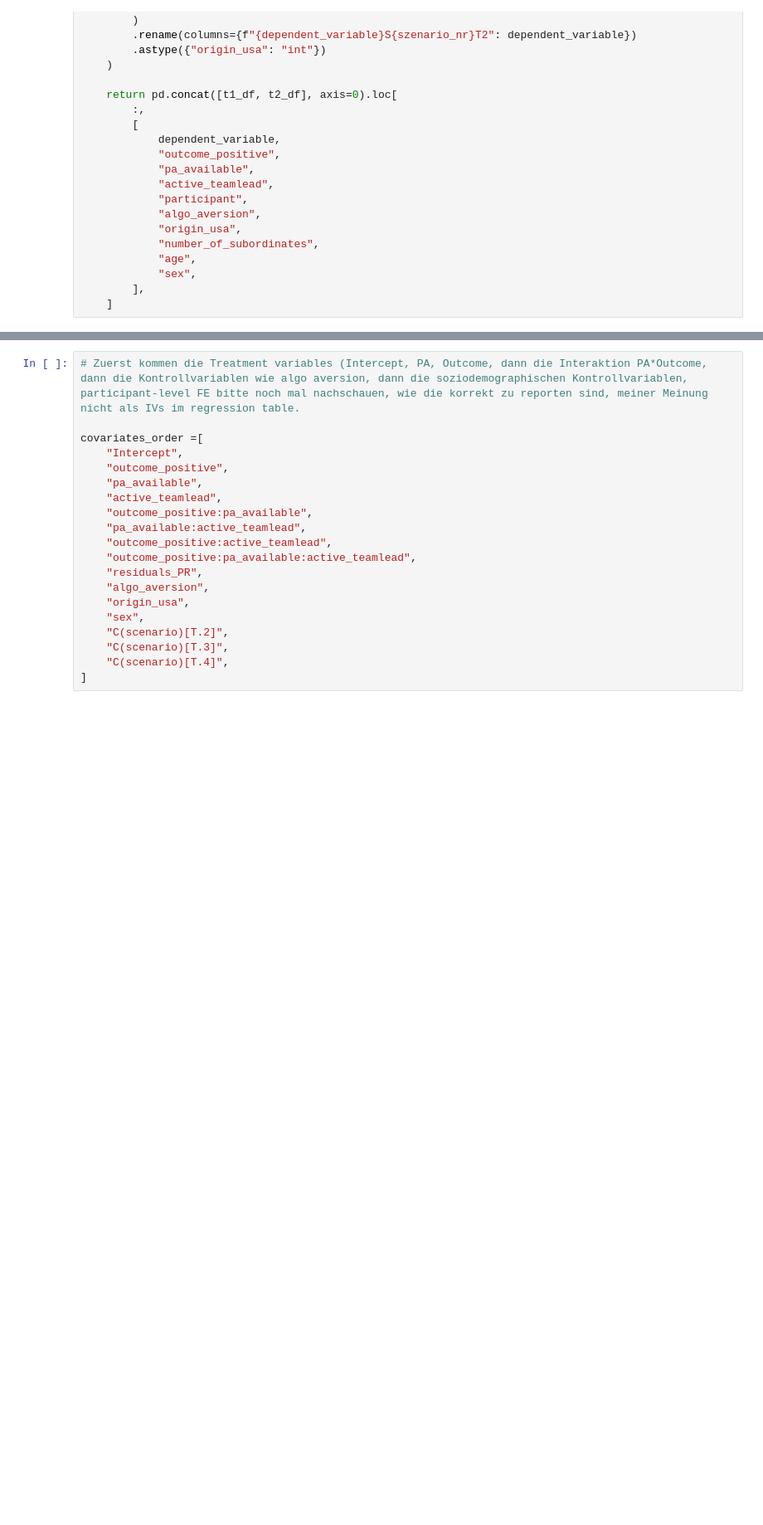
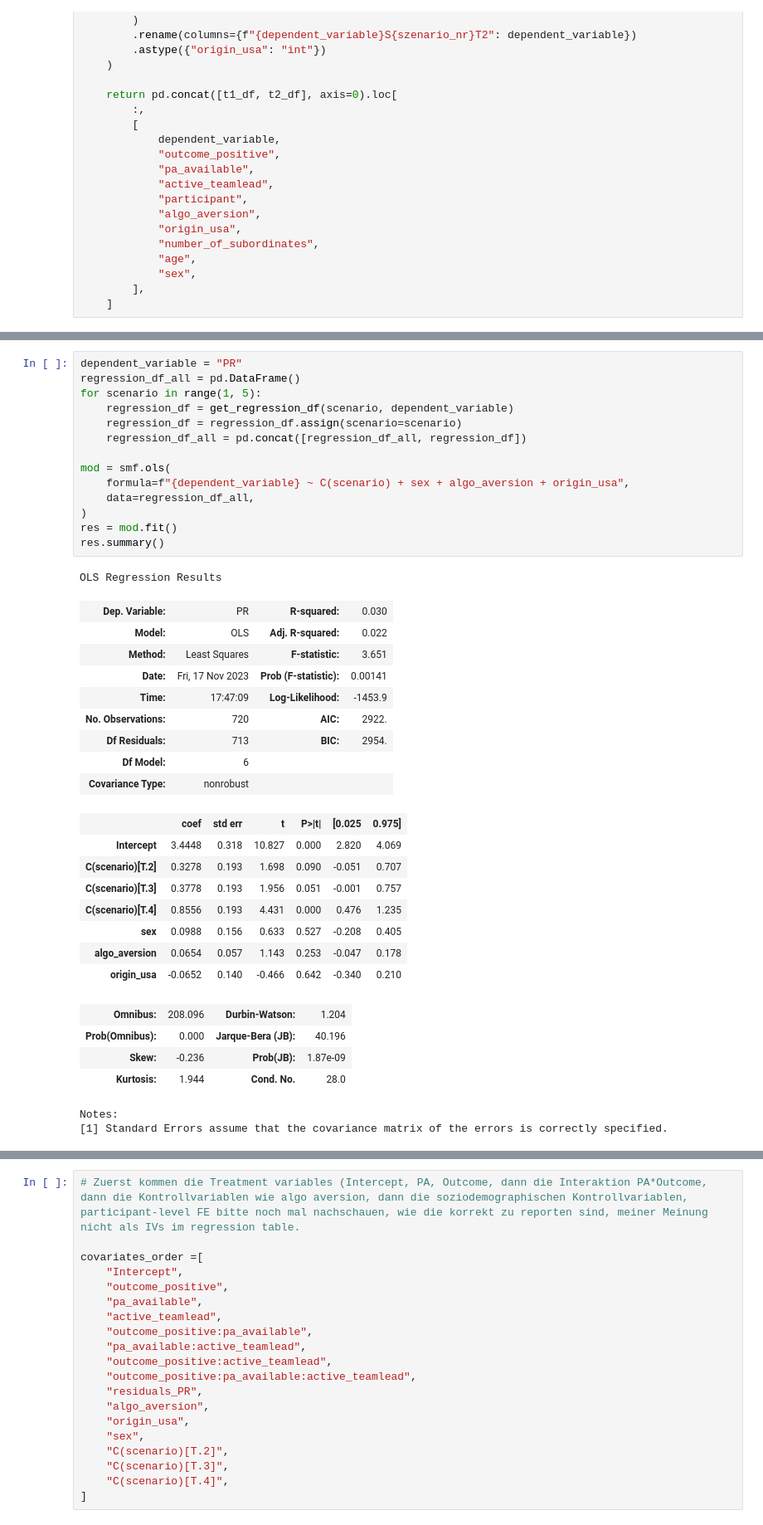
Before and after one commit to FlavourDave92/pa-leadership-survey, a Jupyter notebook: analysis/notebooks/analysis.ipynb, the cells around one changed output, grey strips where cells are left out. Shown at 83% size. Saved outputs shown, nothing was run; the diff lists cells and outputs as text; blank space fills up the shorter version.

```diff
--- a/analysis/notebooks/analysis.ipynb
+++ b/analysis/notebooks/analysis.ipynb
@@ -444,6 +444,45 @@ def get_PR_residuals():
     #     print(20 * "-")
 
     return list(res.resid)
+# %%
+dependent_variable = "PR"
+regression_df_all = pd.DataFrame()
+for scenario in range(1, 5):
+    regression_df = get_regression_df(scenario, dependent_variable)
+    regression_df = regression_df.assign(scenario=scenario)
+    regression_df_all = pd.concat([regression_df_all, regression_df])
+
+mod = smf.ols(
+    formula=f"{dependent_variable} ~ C(scenario) + sex + algo_aversion + origin_usa",
+    data=regression_df_all,
+)
+res = mod.fit()
+res.summary()
+# %% [output]
+OLS Regression Results
+| Dep. Variable: | PR | R-squared: | 0.030 |
+| Model: | OLS | Adj. R-squared: | 0.022 |
+| Method: | Least Squares | F-statistic: | 3.651 |
+| Date: | Fri, 17 Nov 2023 | Prob (F-statistic): | 0.00141 |
+| Time: | 17:47:09 | Log-Likelihood: | -1453.9 |
+| No. Observations: | 720 | AIC: | 2922. |
+| Df Residuals: | 713 | BIC: | 2954. |
+| Df Model: | 6 |  |  |
+| Covariance Type: | nonrobust |  |  |
+|  | coef | std err | t | P>|t| | [0.025 | 0.975] |
+| Intercept | 3.4448 | 0.318 | 10.827 | 0.000 | 2.820 | 4.069 |
+| C(scenario)[T.2] | 0.3278 | 0.193 | 1.698 | 0.090 | -0.051 | 0.707 |
+| C(scenario)[T.3] | 0.3778 | 0.193 | 1.956 | 0.051 | -0.001 | 0.757 |
+| C(scenario)[T.4] | 0.8556 | 0.193 | 4.431 | 0.000 | 0.476 | 1.235 |
+| sex | 0.0988 | 0.156 | 0.633 | 0.527 | -0.208 | 0.405 |
+| algo_aversion | 0.0654 | 0.057 | 1.143 | 0.253 | -0.047 | 0.178 |
+| origin_usa | -0.0652 | 0.140 | -0.466 | 0.642 | -0.340 | 0.210 |
+| Omnibus: | 208.096 | Durbin-Watson: | 1.204 |
+| Prob(Omnibus): | 0.000 | Jarque-Bera (JB): | 40.196 |
+| Skew: | -0.236 | Prob(JB): | 1.87e-09 |
+| Kurtosis: | 1.944 | Cond. No. | 28.0 |
+Notes:
+[1] Standard Errors assume that the covariance matrix of the errors is correctly specified.
 # %%
 regresion_results = []
 for dependent_variable in ["AR", "FR"]:
```
Also changed, not shown: parts of 5 cells of this notebook, 6 other files.
